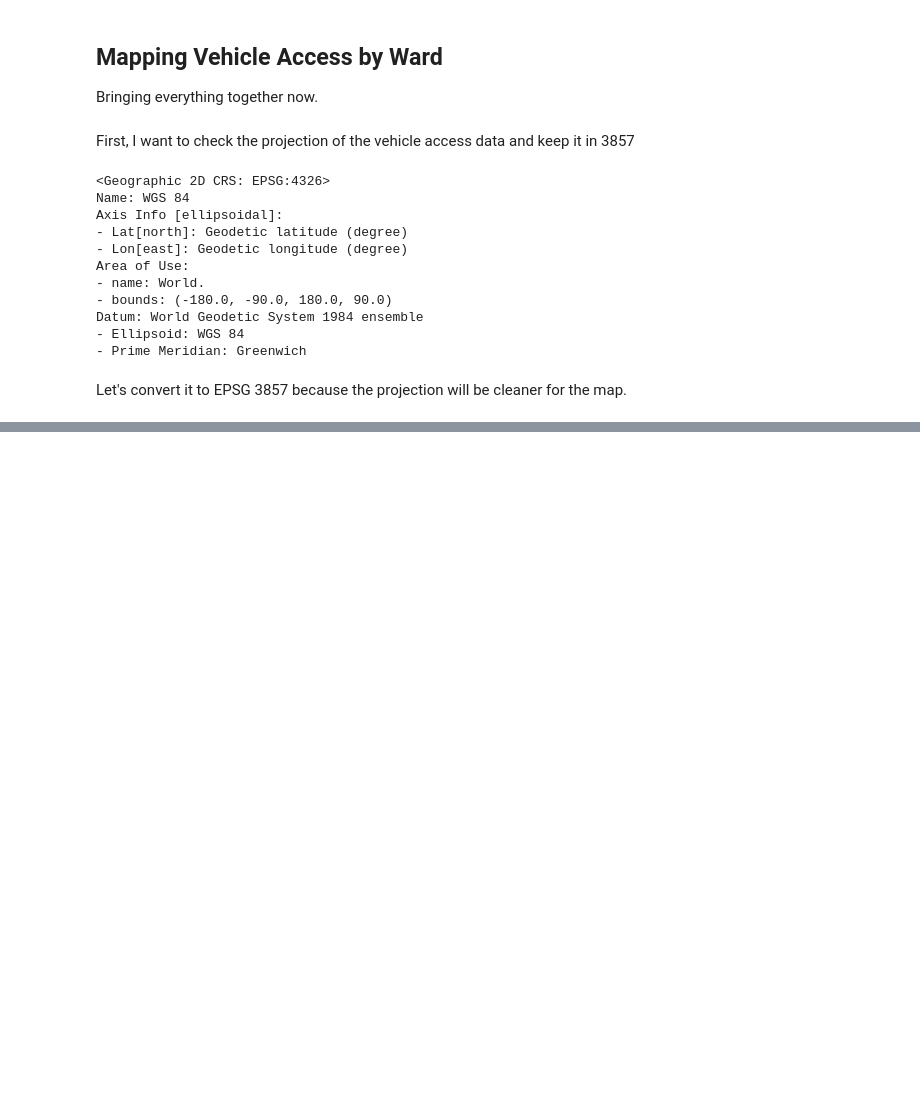
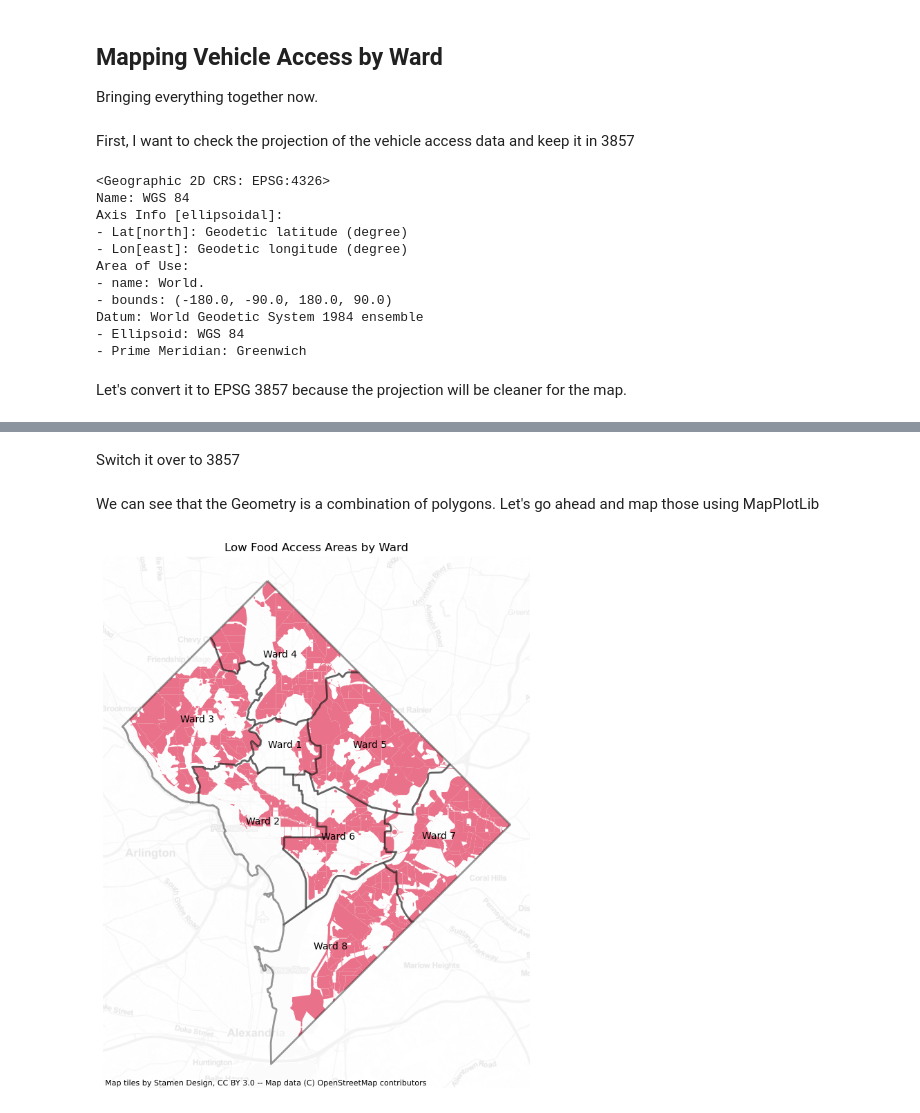
Before and after one commit to rseiberg/food_access_dc, a Jupyter notebook: Group Assignments/Final Project/vehicle_access_clean.ipynb, the cells around one changed output, grey strips where cells are left out. Cells and saved outputs as stored; diff of their text form; code cells hidden in the pictures; blank space fills up the shorter version.

```diff
--- a/Group Assignments/Final Project/vehicle_access_clean.ipynb
+++ b/Group Assignments/Final Project/vehicle_access_clean.ipynb
@@ -455,0 +523,2 @@ ctx.add_basemap(ax=ax,
+# %%
+access=gpd.read_file('data/Low_Food_Access_Areas.geojson')
@@ -455,0 +561,2 @@ ctx.add_basemap(ax=ax,
+# %%
+access = access[['WARD','PARTPOP2','PRTOVR185','PRTUND185','PERCENTUND185','GLOBALID','geometry']]
@@ -455,0 +565,7 @@ ctx.add_basemap(ax=ax,
+# %%
+access.rename(columns={'PARTPOP2':'Total Population',
+                       'PRTOVR185':'Income Above FPL',
+                       'PRTUND185':'Income Below FPL',
+                       'PERCENTUND185':'Percent Food Insecure'
+                      }, inplace=True)
+access.tail(1)
@@ -455,0 +593,35 @@ ctx.add_basemap(ax=ax,
+# %% [markdown]
+Switch it over to 3857
+# %%
+access = access.to_crs(epsg=3857)
+# %% [markdown]
+We can see that the Geometry is a combination of polygons. Let's go ahead and map those using MapPlotLib
+# %%
+fig, ax = plt.subplots(figsize=(10,10))
+
+access.plot(figsize=(12,10),
+                        legend=True,
+                        color='crimson',
+                        ax=ax,
+                        legend_kwds={'loc':'upper left','bbox_to_anchor':(1,.9)},
+                        scheme='equal_interval', alpha=1.0)
+
+wards_trimmed.plot(ax=ax,
+                   color='white',
+                   edgecolor='black',
+                   linewidth=2,
+                   alpha=0.4)
+
+wards_trimmed.apply(lambda x: ax.annotate(text=x['NAME'], xy=x.geometry.centroid.coords[0], ha='center'), axis=1);
+
+ax.axis('off')
+
+ax.set_title('Low Food Access Areas by Ward')
+
+ctx.add_basemap(ax=ax,
+                crs=3857,
+                source=ctx.providers.Stamen.TonerLite,
+                alpha=0.1 # add transparency to make it less dominant
+                )
+# %% [output]
+[figure, added]
```
Also changed, not shown: parts of 77 cells of this notebook, 8 other files.
